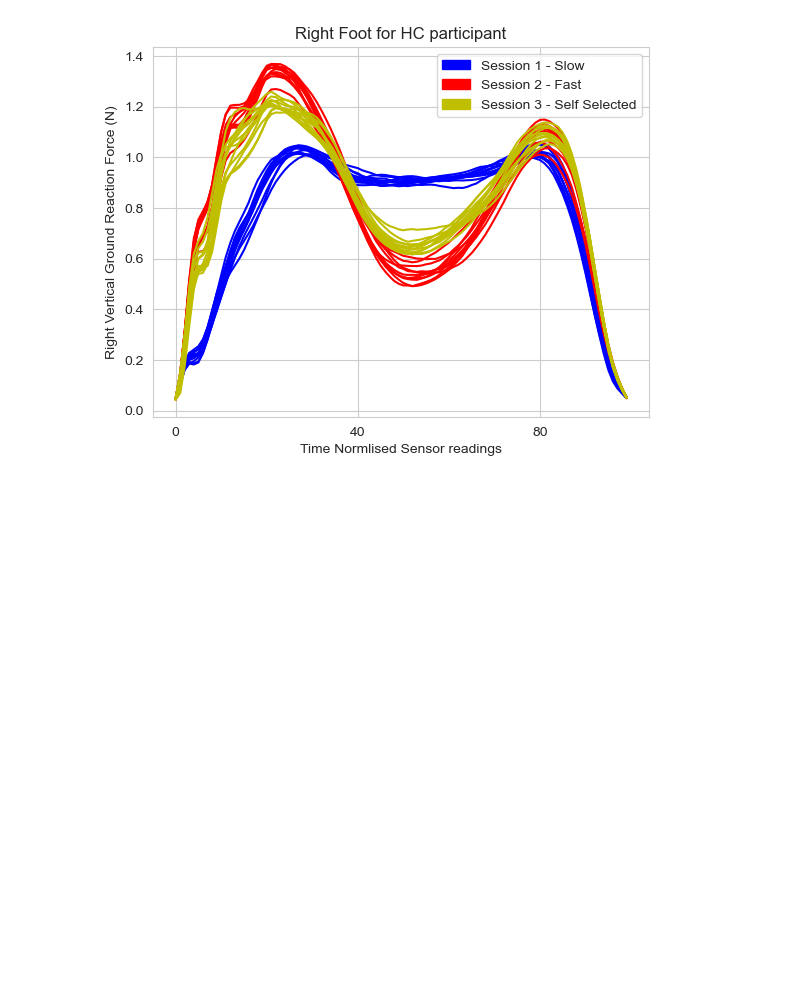
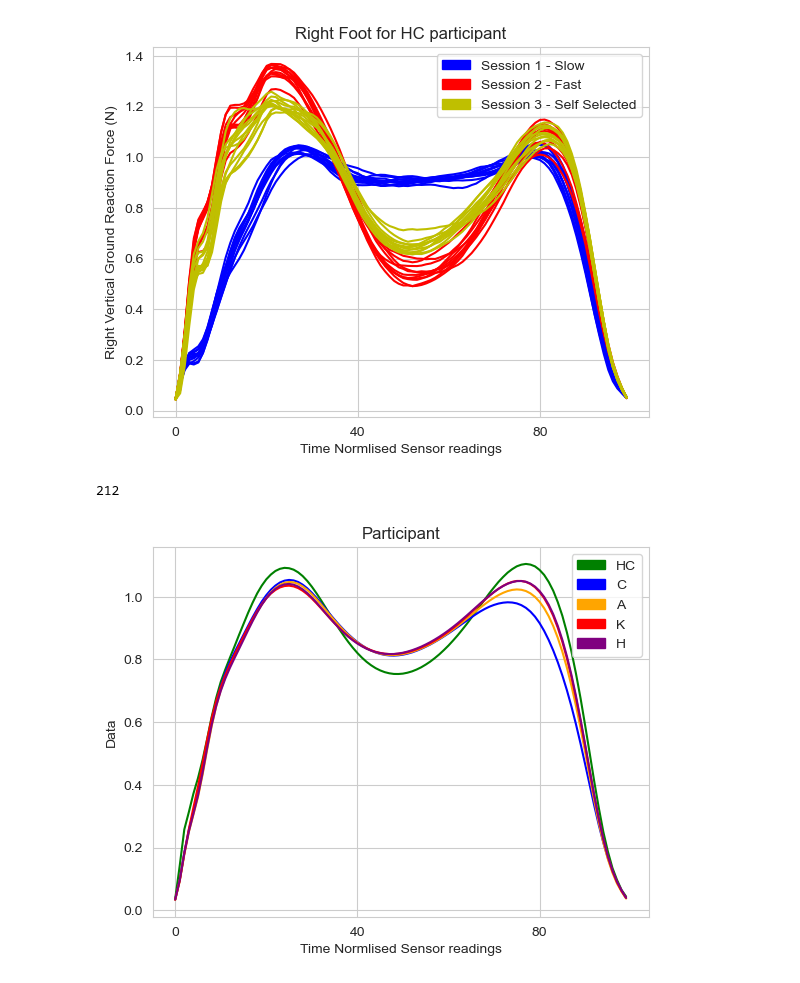
Before and after one commit to chengtng/project_5, a Jupyter notebook: code/2_EDA.ipynb, the cells around one changed output. Drawn from its saved outputs; the diff is of its cells as text; code cells hidden in the pictures; blank space fills up the shorter version.

```diff
--- a/code/2_EDA.ipynb
+++ b/code/2_EDA.ipynb
@@ -328,3 +328,7 @@ plt.ylabel('Right Vertical Ground Reaction Force (N)')
 plt.show()
 # %% [output]
 [figure]
+# %%
+list_c[0]
+# %% [output]
+212
@@ -330,0 +406,36 @@ plt.show()
+# %%
+def plot_class_mean(df,label):
+    x_hc =df.loc[(df.SUBJECT_ID.isin(list_hc))].merge(label.loc[label.SPEED == 2],on=['SUBJECT_ID','SESSION_ID']).iloc[:, 3:103]
+    x_c = df.loc[(df.SUBJECT_ID.isin(list_c)) , df.columns[3:]]
+    x_a = df.loc[(df.SUBJECT_ID.isin(list_a)) , df.columns[3:]]
+    x_k = df.loc[(df.SUBJECT_ID.isin(list_k)) , df.columns[3:]]
+    x_h = df.loc[(df.SUBJECT_ID.isin(list_h)) , df.columns[3:]]
+    # Plot
+    fig, ax = plt.subplots()
+    #HC
+    l_hc = mpatches.Patch(color='green', label='HC')
+    x_hc.mean().plot(color='green')
+    #C
+    l_c = mpatches.Patch(color='blue', label='C')
+    x_c.mean().plot(color='blue')
+    #A
+    l_a = mpatches.Patch(color='orange', label='A')
+    x_a.mean().plot(color='orange')
+    #K
+    l_k = mpatches.Patch(color='red', label='K')
+    x_k.mean().plot(color='red')
+    #H
+    l_h = mpatches.Patch(color='purple', label='H')
+    x_h.mean().plot(color='purple')
+
+    plt.legend(loc="upper right",handles=[l_hc,l_c,l_a,l_k,l_h])
+    plt.title('Participant')
+    plt.xlabel('Time Normlised Sensor readings')
+    plt.locator_params(axis="x", nbins=5)
+    plt.ylabel('Data')
+    plt.show()
+# %%
+%%time
+plot_class_mean(grf_v_left,label)
+# %% [output]
+[figure, added]
```
Also changed, not shown: parts of 29 cells of this notebook, 1 other file.
